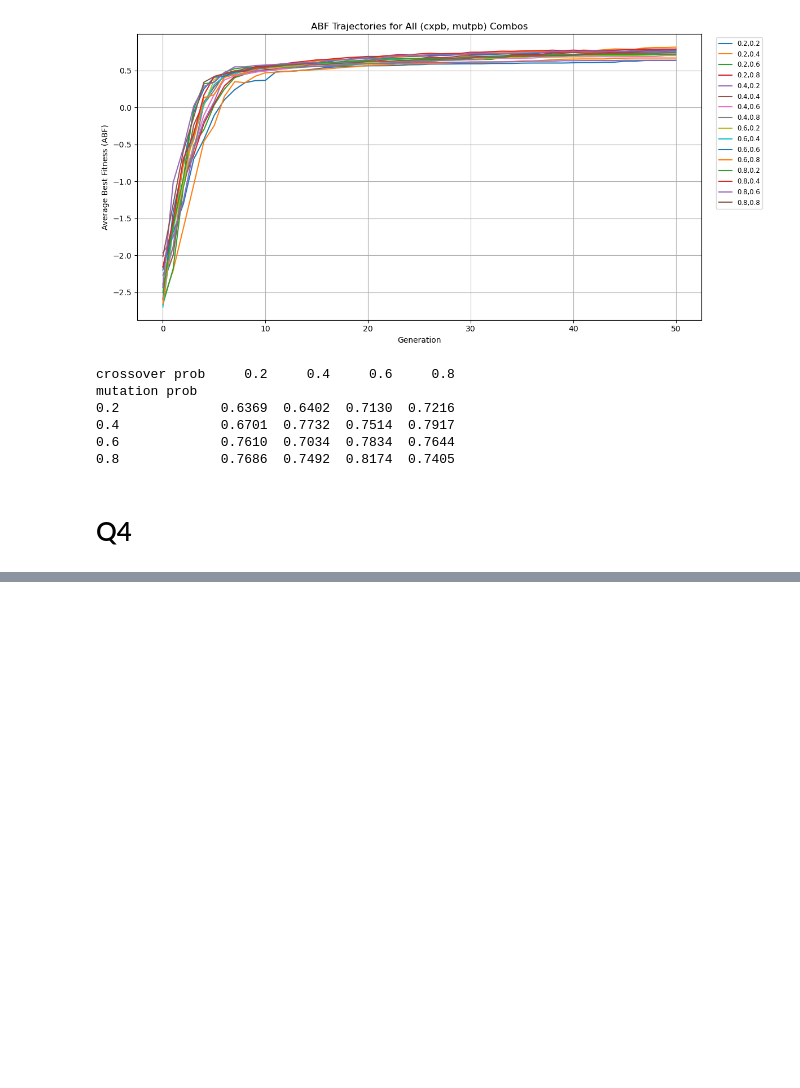
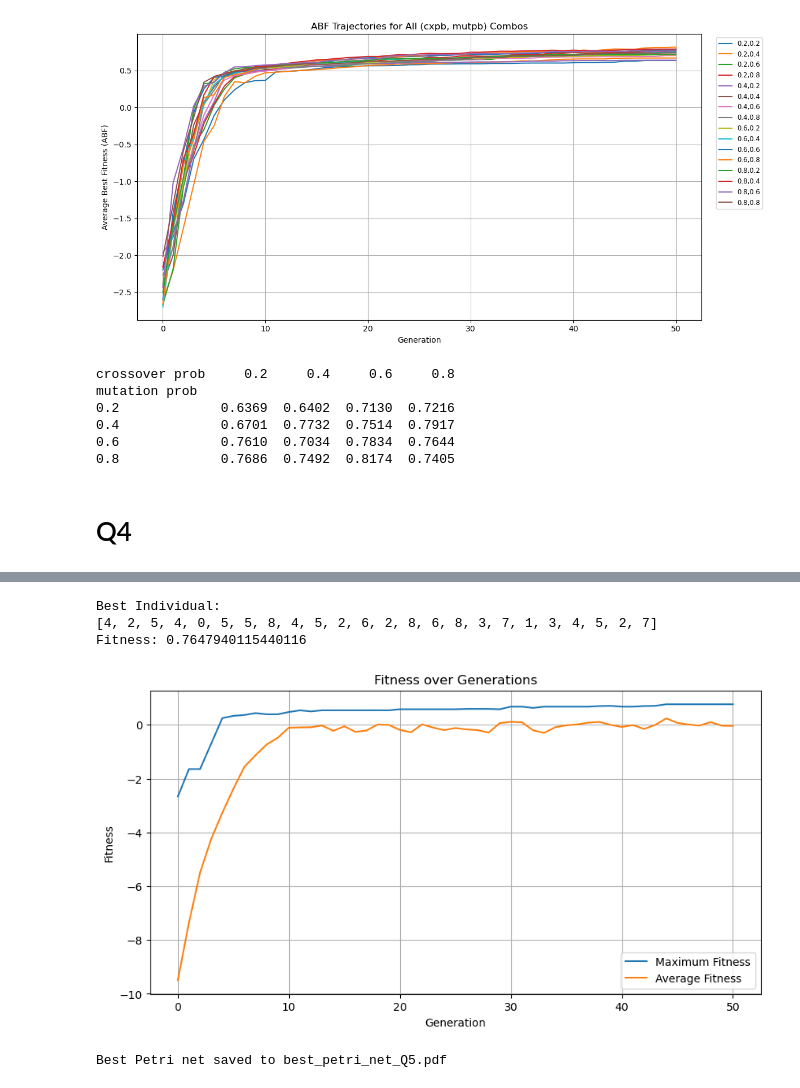
Before and after one commit to QuintenTijn/Decision_with_AI, a Jupyter notebook: Code_final.ipynb, the cells around one changed output, grey strips where cells are left out. Saved outputs shown, nothing was run; the diff lists cells and outputs as text; code cells hidden in the pictures; blank space fills up the shorter version.

```diff
--- a/Code_final.ipynb
+++ b/Code_final.ipynb
@@ -695,0 +793,36 @@ gen     nevals  max             avg             min     std
+# %%
+best_ind = hof[0]
+print("\nBest Individual:")
+print(best_ind)
+print(f"Fitness: {best_ind.fitness.values[0]}")
+
+best_matrix = list_to_array(best_ind)
+# print("\nBest Matrix:")
+# print(best_matrix)
+# %% [output]
+Best Individual:
+[4, 2, 5, 4, 0, 5, 5, 8, 4, 5, 2, 6, 2, 8, 6, 8, 3, 7, 1, 3, 4, 5, 2, 7]
+Fitness: 0.7647940115440116
+# %%
+gen = logbook.select("gen")
+max_fitness = logbook.select("max")
+avg_fitness = logbook.select("avg")
+
+plt.figure(figsize=(10, 5))
+plt.plot(gen, max_fitness, label="Maximum Fitness")
+plt.plot(gen, avg_fitness, label="Average Fitness")
+plt.xlabel("Generation")
+plt.ylabel("Fitness")
+plt.title("Fitness over Generations")
+plt.legend()
+plt.grid(True)
+plt.show()
+# %% [output]
+[figure, added]
+# %%
+# Visualize the best Petri net found
+output_filename = "best_petri_net_Q1_optimal_param.pdf"
+sol_to_graphviz(best_ind, output_file=output_filename)
+print(f"\nBest Petri net saved to {output_filename}")
+# %% [output]
+Best Petri net saved to best_petri_net_Q5.pdf
```
Also changed, not shown: parts of 14 cells of this notebook, 2 other files.
